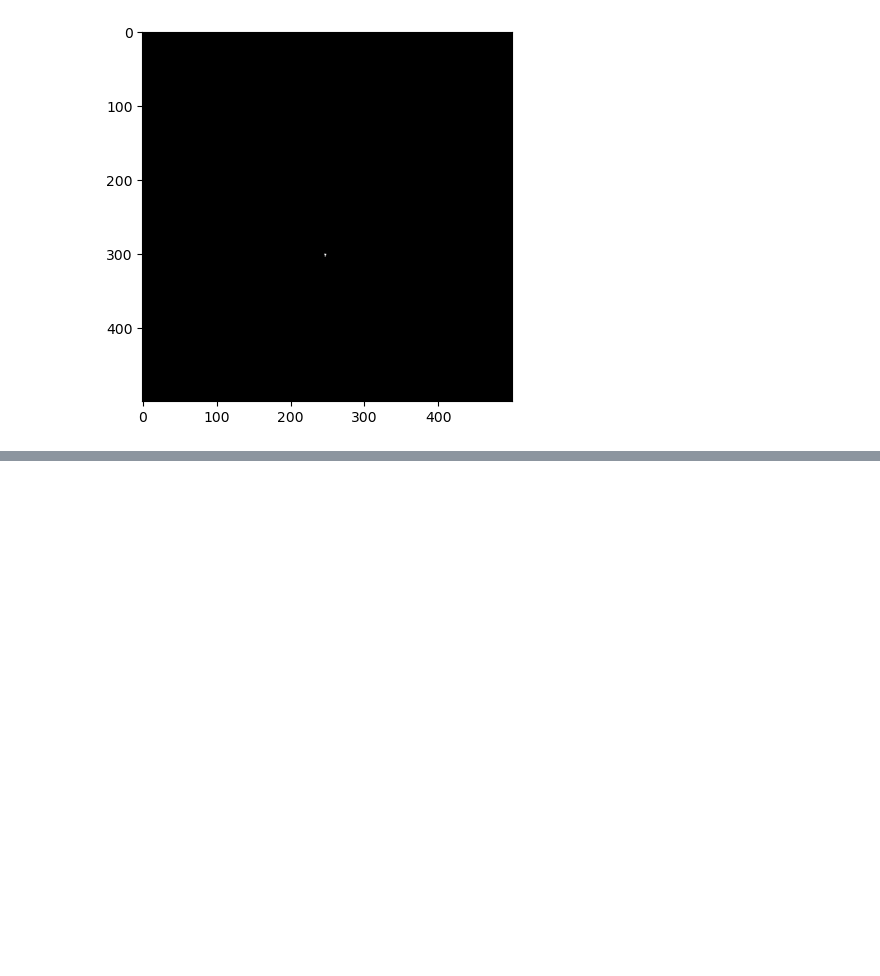
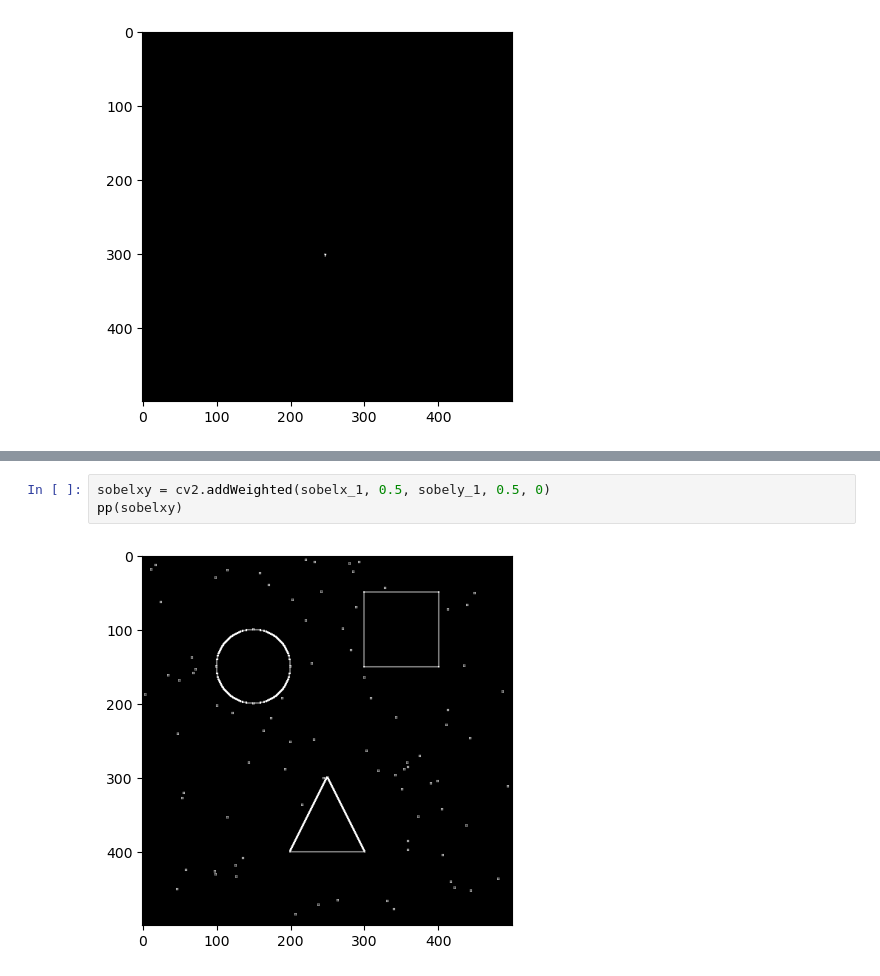
Before and after one commit to phoenix102030/CV_learning, a Jupyter notebook: opencv/img_proc.ipynb, the cells around one changed output, grey strips where cells are left out. Drawn from its saved outputs; the diff is of its cells as text; blank space fills up the shorter version.

```diff
--- a/opencv/img_proc.ipynb
+++ b/opencv/img_proc.ipynb
@@ -242,0 +270,5 @@ pp(blackhat)
+# %%
+sobelxy = cv2.addWeighted(sobelx_1, 0.5, sobely_1, 0.5, 0)
+pp(sobelxy)
+# %% [output]
+[figure, added]
```
Also changed, not shown: parts of 19 cells of this notebook, 2 other files.
